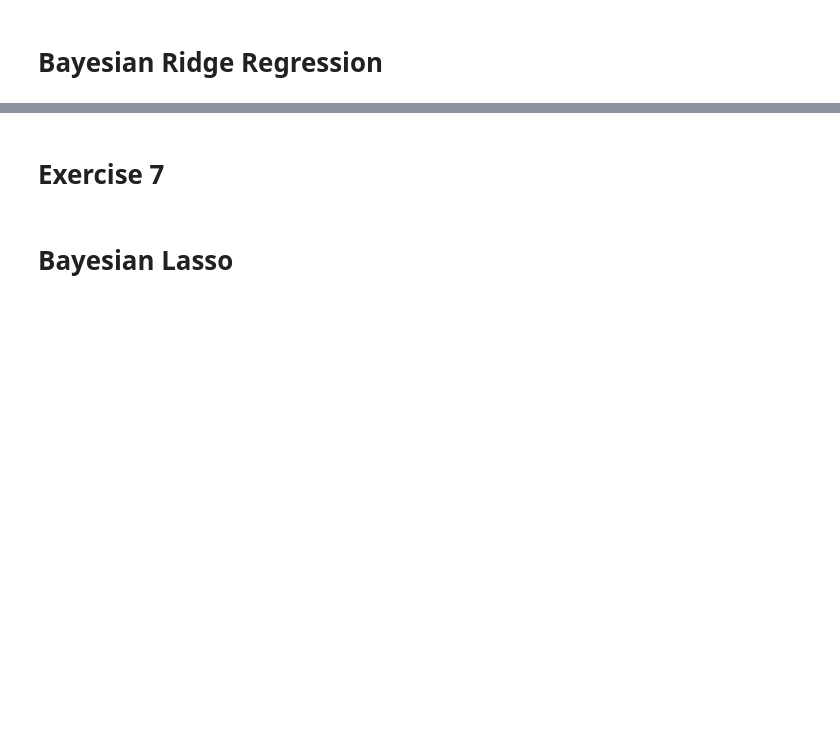
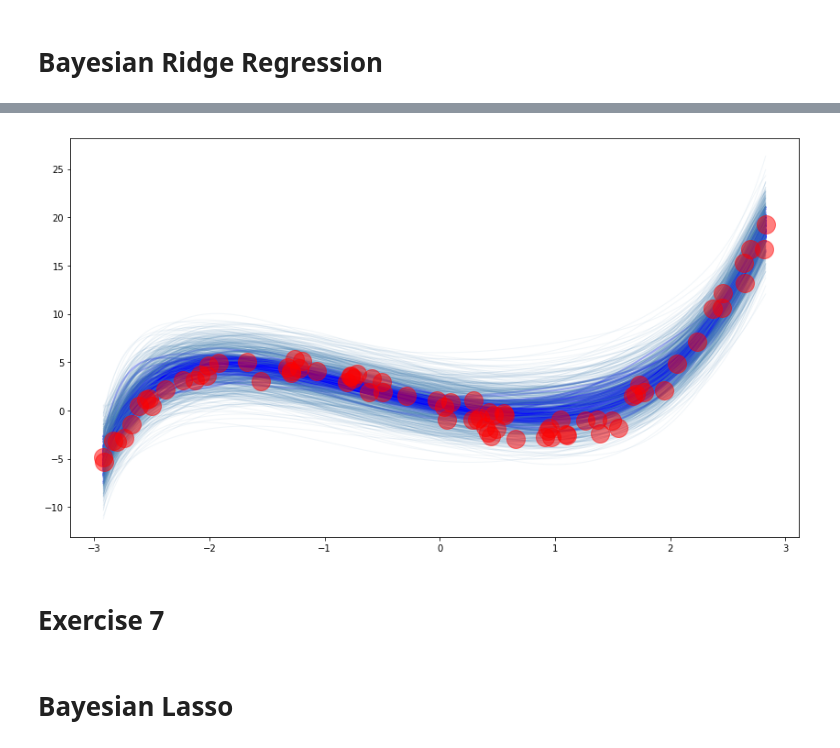
Before and after one commit to ColCarroll/pydata_nyc2017, a Jupyter notebook: Bayesian Regression.ipynb, the cells around one changed output, grey strips where cells are left out. Cells and saved outputs as stored; diff of their text form; code cells hidden in the pictures; blank space fills up the shorter version.

```diff
--- a/Bayesian Regression.ipynb
+++ b/Bayesian Regression.ipynb
@@ -242,3 +245,8 @@ utils.plotter(x_test, y_test, fit_fn=ridge.predict, transform=transform, noise=r
+# %%
+utils.plotter(x_test, y_test, fit_fn=ridge.predict, transform=transform, noise=ridge.trace_['σ'])
+plt.savefig('bayesian_reg.png', transparent=True)
+# %% [output]
+[figure, added]
 # %% [markdown]
 # Exercise 7
 # %% [markdown]
```
Also changed, not shown: parts of 25 cells of this notebook, 4 other files.
